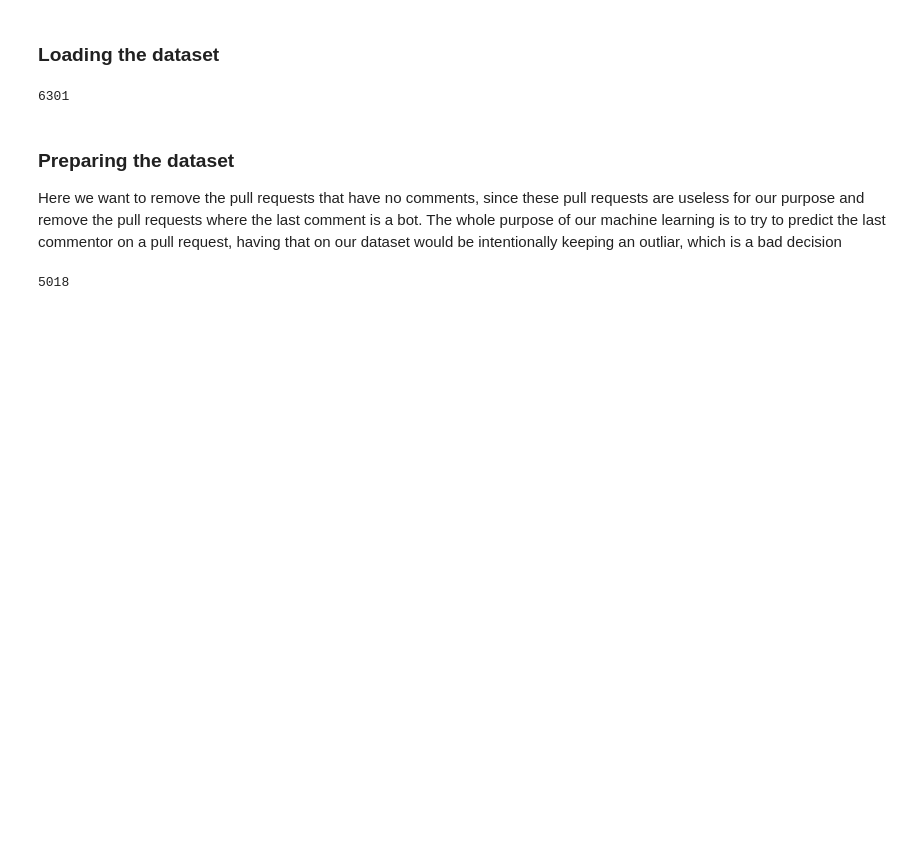
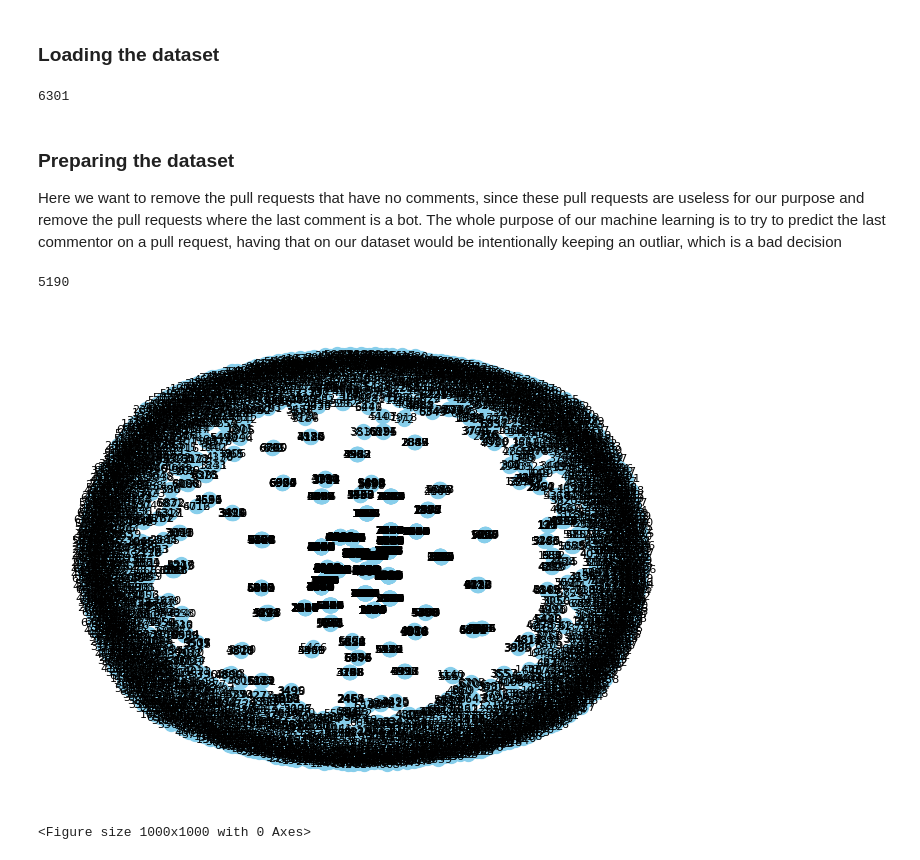
Before and after one commit to G4BE-334/CST-435-PowerToysML, a Jupyter notebook: CLC2.ipynb, the cells around one changed output. Saved outputs shown, nothing was run; the diff lists cells and outputs as text; code cells hidden in the pictures; blank space fills up the shorter version.

```diff
--- a/CLC2.ipynb
+++ b/CLC2.ipynb
@@ -1,32 +1,59 @@
 # %% [markdown]
 ### Loading the dataset
-# %%
-import tensorflow as tf
-import igraph as ig
-import pandas as pd
-import networkx as nx
-import matplotlib.pyplot as plt
-
-# Assuming your JSON file is named "data.json"
-df = pd.read_json('PowerToys.json')
-
-print(df.columns.__len__())
-# %% [output]
-6301
+# %%
+import json
+
+# Read the JSON file into a dictionary
+with open('PowerToys.json', 'r') as json_file:
+    data_dict = json.load(json_file)
+
+print(len(data_dict))
+# %% [output]
+6301
 # %% [markdown]
 ### Preparing the dataset
 
 Here we want to remove the pull requests that have no comments, since these pull requests are useless for our purpose and remove the pull requests where the last comment is a bot. The whole purpose of our machine learning is to try to predict the last commentor on a pull request, having that on our dataset would be intentionally keeping an outliar, which is a bad decision
-# %%
-# Iterate over rows and access the "num_comments" column
-for index, row in df.items():
-    if row["comments"]:
-        last_comment_key = str(len(row["comments"]) - 1)
-        if (row["comments"][last_comment_key]["userlogin"] == "msftbot[bot]"):
-            df.pop(index)
-    else:
-        df.pop(index)
-
-print(df.columns.__len__())
-# %% [output]
-5018
+# %%
+# Create a list to store keys to delete
+keys_to_delete = []
+
+# Iterate over the dictionary to mark keys for deletion
+for key, value in data_dict.items():
+    if value.get('num_comments', 0) < 1 or value.get('userlogin') == 'msftbot[bot]':
+        keys_to_delete.append(key)
+
+# Delete the marked keys from the dictionary
+for key in keys_to_delete:
+    del data_dict[key]
+
+print(len(data_dict))
+# %% [output]
+5190
+# %%
+import networkx as nx
+import matplotlib.pyplot as plt
+
+# Create a new graph
+G = nx.Graph()
+
+# Iterate over the remaining data in data_dict and add nodes with attributes
+for key, attributes in data_dict.items():
+    G.add_node(key, **attributes)
+
+# Infer edges based on a common attribute (e.g., 'userid' attribute)
+for node1 in G.nodes:
+    for node2 in G.nodes:
+        if node1 != node2 and G.nodes[node1]['userid'] == G.nodes[node2]['userid']:
+            G.add_edge(node1, node2)
+
+# Draw the graph
+pos = nx.spring_layout(G)  # Choose a layout for graph visualization
+nx.draw(G, pos, with_labels=True, node_size=100, node_color='skyblue', font_size=8)
+
+# If you still see no nodes, try increasing the figure size for a larger display
+plt.figure(figsize=(10, 10))
+plt.show()
+# %% [output]
+[figure, added]
+<Figure size 1000x1000 with 0 Axes>
```
Also changed, not shown: parts of 3 cells of this notebook, 1 other file.
